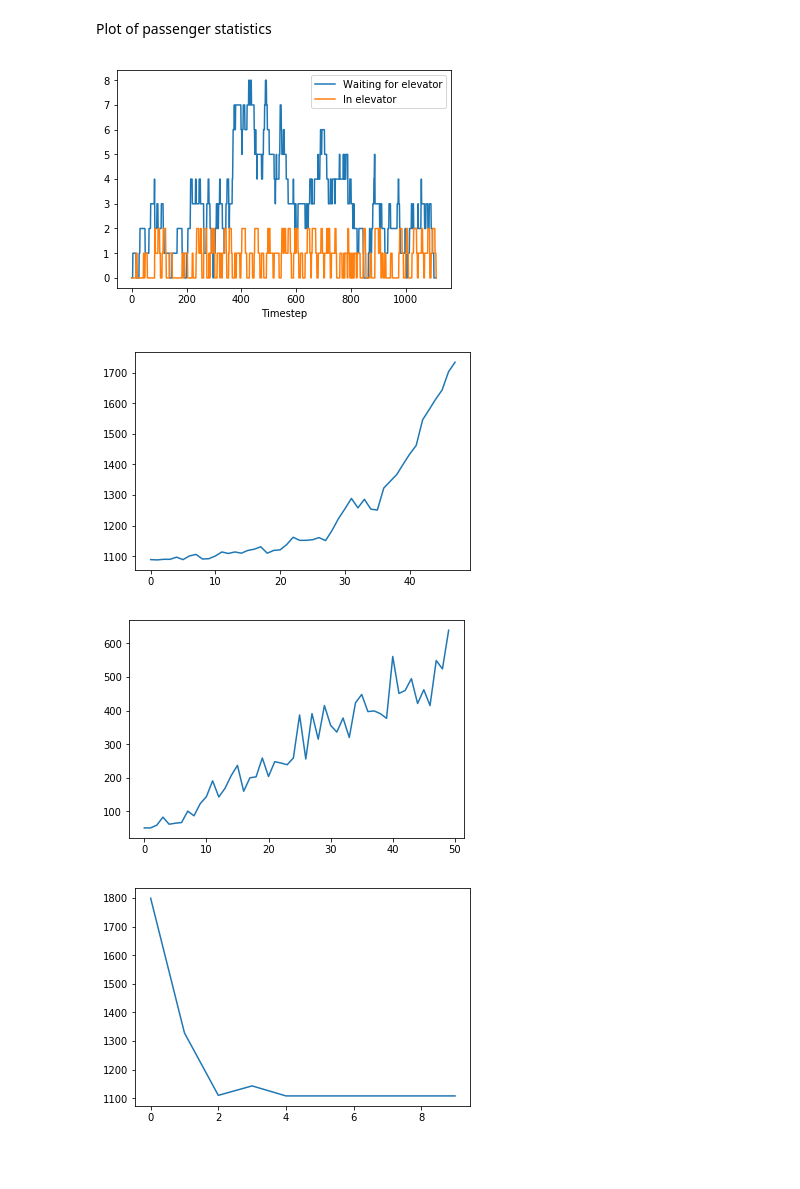
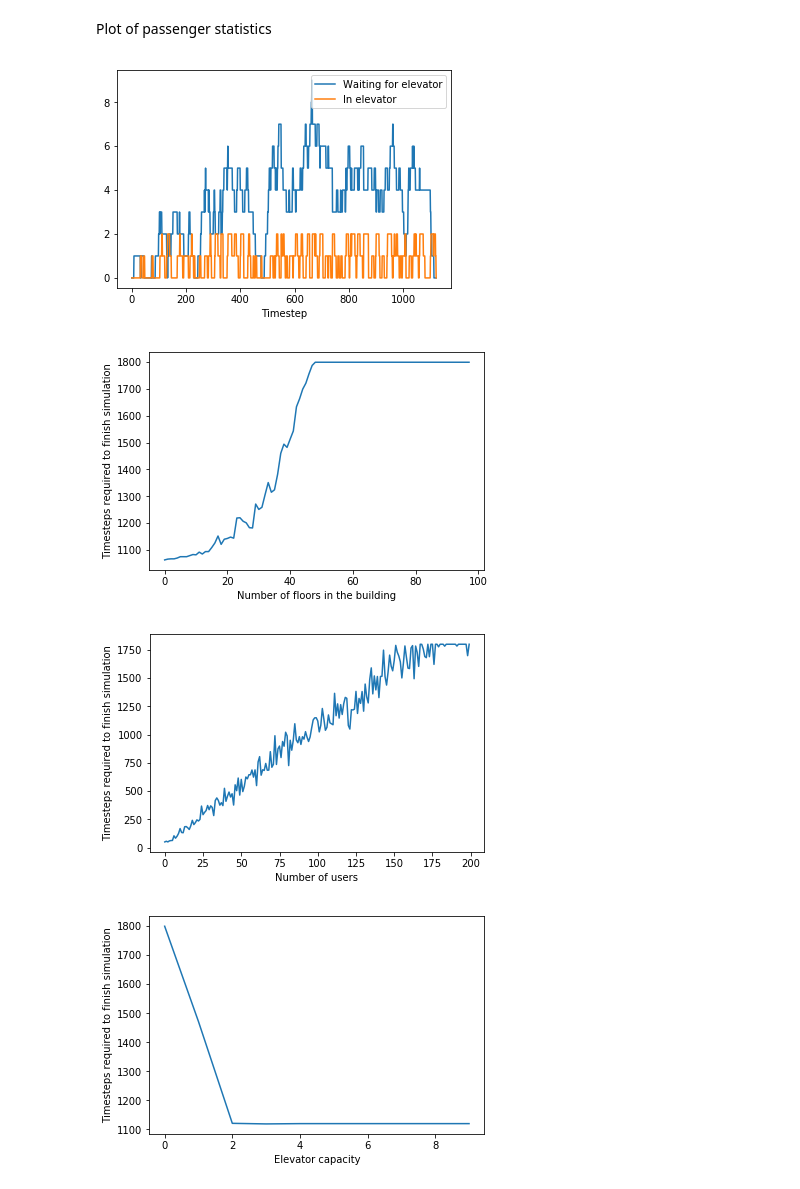
Before and after one commit to Ngort/CS166, a Jupyter notebook: elevator.ipynb, the cells around one changed output. Saved outputs shown, nothing was run; the diff lists cells and outputs as text; code cells hidden in the pictures; blank space fills up the shorter version.

Commit message:
Added histogram, added modifiable seed

```diff
--- a/elevator.ipynb
+++ b/elevator.ipynb
@@ -156,8 +156,8 @@ class Passenger:
     # Passengers have origins, destinations, and trackers on whether
     # they are in the elevator and whether they reached their destination
 
-    def __init__(self, id, elevator, in_elevator = False): #setting default values, otherwise specifiable
-        random.seed(id) #im putting the initialization of the two attributes below so that it takes the seed change
+    def __init__(self, id, elevator, seed, in_elevator = False): #setting default values, otherwise specifiable
+        random.seed(id+seed) #im putting the initialization of the two attributes below so that it takes the seed change
         current_floor = random.randint(1, elevator.max_floors)
         destination = random.randint(1, elevator.max_floors)
         self.id = id
@@ -184,11 +184,13 @@ class Passenger:
 # %% [markdown]
 Overarching loop
 # %%
-def simulate_elevator(N,F,C,T,logs=False):
+def simulate_elevator(N,F,C,T,logs=False,seed=1):
+    if F < 2:
+        raise Exception('Why would a building with only one floor need an elevator?')
     #dictionary from which to sample elevator calls
 
     elevator = Elevator(max_floors = F, capacity=C) #initialize elevator
-    users = [Passenger(id=i,elevator=elevator) for i in range(N)] #generate users
+    users = [Passenger(id=i,elevator=elevator,seed=seed) for i in range(N)] #generate users
     building = Building(max_floors = F,elevator=elevator,users=users) #initialize building
 
     for u in users:
@@ -220,27 +222,31 @@ plt.xlabel('Timestep')
 plt.legend(loc=1)
 plt.show()
 # %% [output]
-[figure, old version]
+[figure, new version]
 # %%
 timesteps = []
 
-for _ in range(2,50):
+for _ in range(2,100):
     timesteps.append(simulate_elevator(N=100,F=_,C=C,T=T)['timesteps'])
 
 plt.plot(timesteps)
+plt.xlabel('Number of floors in the building')
+plt.ylabel('Timesteps required to finish simulation')
 plt.show()
 # %% [output]
-[figure, old version]
+[figure, new version]
 # %%
 timesteps = []
 
-for _ in range(50):
+for _ in range(200):
     timesteps.append(simulate_elevator(N=_,F=F,C=C,T=T)['timesteps'])
 
-plt.plot(range(50),timesteps)
+plt.plot(range(200),timesteps)
+plt.xlabel('Number of users')
+plt.ylabel('Timesteps required to finish simulation')
 plt.show()
 # %% [output]
-[figure, old version]
+[figure, new version]
 # %%
 timesteps = []
 
@@ -248,6 +254,8 @@ for _ in range(10):
     timesteps.append(simulate_elevator(N=100,F=20,C=_,T=T)['timesteps'])
 
 plt.plot(range(10),timesteps)
+plt.xlabel('Elevator capacity')
+plt.ylabel('Timesteps required to finish simulation')
 plt.show()
 # %% [output]
-[figure, old version]
+[figure, new version]
```
Also changed, not shown: parts of 2 cells of this notebook.
